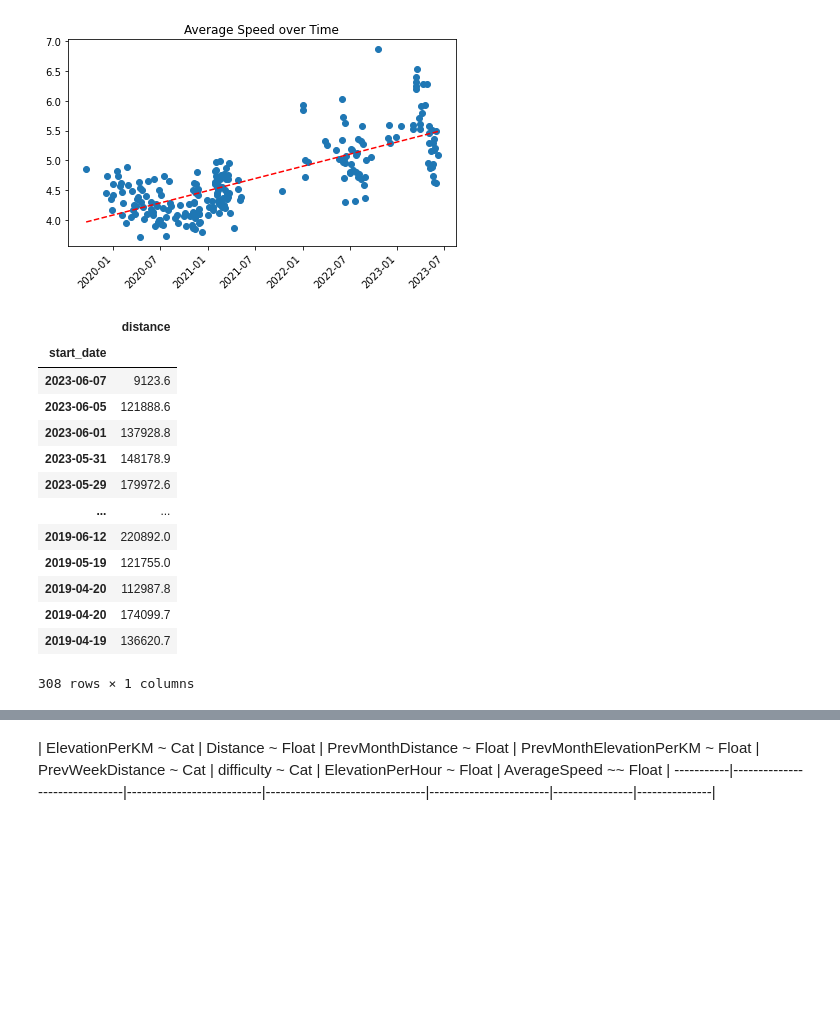
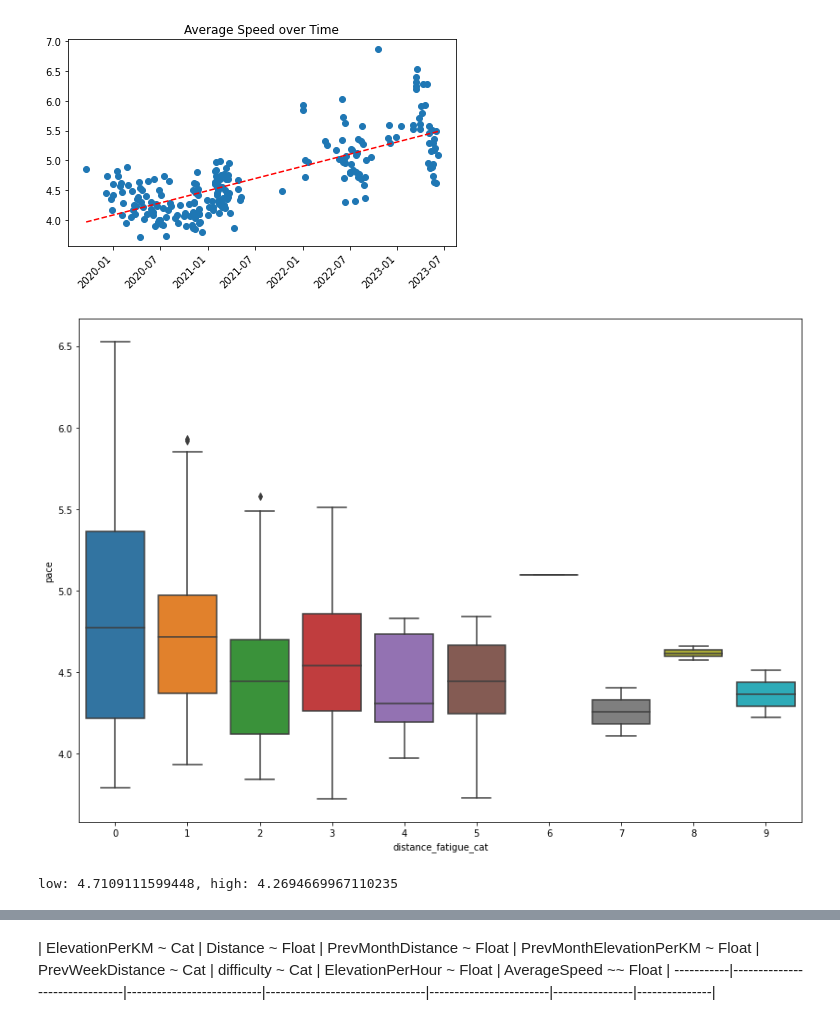
Before and after one commit to dougiebudge/stravaExperiment, a Jupyter notebook: explore.ipynb, the cells around one changed output, grey strips where cells are left out. Cells and saved outputs as stored; diff of their text form; code cells hidden in the pictures; blank space fills up the shorter version.

```diff
--- a/explore.ipynb
+++ b/explore.ipynb
@@ -408,32 +410,3 @@ fig.tight_layout()
 fig.show()
 # %% [output]
 [figure]
-# %%
-'''
-rides["prevMonthDist"]=
-rides["prevMonthElevation"]=
-rides["prevWeekDist"]=
-rides["prevWeekElevation"]=
-rides["fatigueFactor"]=
-'''
-# I've got to sort by ascending date
-# df.sort_values()
-df_time = pd.DataFrame({"distance": df["distance"].tolist()},
-                       index = df["start_date"])
-df_time= df_time.rolling('30D').sum()
-df_time
-# %% [output]
-|  | distance |
-| start_date |  |
-| 2023-06-07 | 9123.6 |
-| 2023-06-05 | 121888.6 |
-| 2023-06-01 | 137928.8 |
-| 2023-05-31 | 148178.9 |
-| 2023-05-29 | 179972.6 |
-| ... | ... |
-| 2019-06-12 | 220892.0 |
-| 2019-05-19 | 121755.0 |
-| 2019-04-20 | 112987.8 |
-| 2019-04-20 | 174099.7 |
-| 2019-04-19 | 136620.7 |
-308 rows × 1 columns
@@ -439,0 +446,49 @@ df_time
+# %%
+runs= df.loc[df["type"]=="Run"]
+runs['pace']= 1000/(runs["average_speed"]*60)
+short_runs= runs.loc[df["distance"] <= 10000]
+runs.reset_index(inplace=True)
+
+rides=df.loc[df["type"]=="Ride"]
+rides["pace"]= rides["average_speed"]*3.6
+rides.reset_index(inplace=True)
+
+def print_boxplot(type_data,feature, figsize=(14, 10)):
+    data = pd.concat([type_data['pace'], type_data[feature]], axis=1)
+    f, ax = plt.subplots(figsize=figsize)
+    fig = sns.boxplot(x=feature, y="pace", data=data)
+
+df["distance_load_cat"]= pd.cut(
+    df.prevMonthDist,
+    bins=10,
+    labels=[*range(0,10)]
+)
+
+df["elevation_load_cat"]= pd.cut(
+    df.prevMonthElevation,
+    bins=10,
+    labels=[*range(0,10)]
+)
+
+df["distance_fatigue_cat"]= pd.cut(
+    df.prevWeekDist,
+    bins=10,
+    labels=[*range(0,10)]
+)
+
+df["elevation_fatigue_cat"]= pd.cut(
+    df.prevWeekElevation,
+    bins=10,
+    labels=[*range(0,10)]
+)
+
+print_boxplot(runs,"distance_fatigue_cat")
+# %% [output]
+[figure, added]
+# %%
+# What does the rank of previous month distance mean for average run pace?
+low_load= runs[["distance","prevMonthDist","moving_time","pace"]].loc[runs["distance_load_cat"]<=6]
+high_load=runs[["distance","prevMonthDist","moving_time","pace"]].loc[runs["distance_load_cat"]>=6]
+print("low: {}, high: {}".format(low_load["pace"].mean(),high_load["pace"].mean()))
+# %% [output]
+low: 4.7109111599448, high: 4.2694669967110235
```
Also changed, not shown: parts of 7 cells of this notebook.
